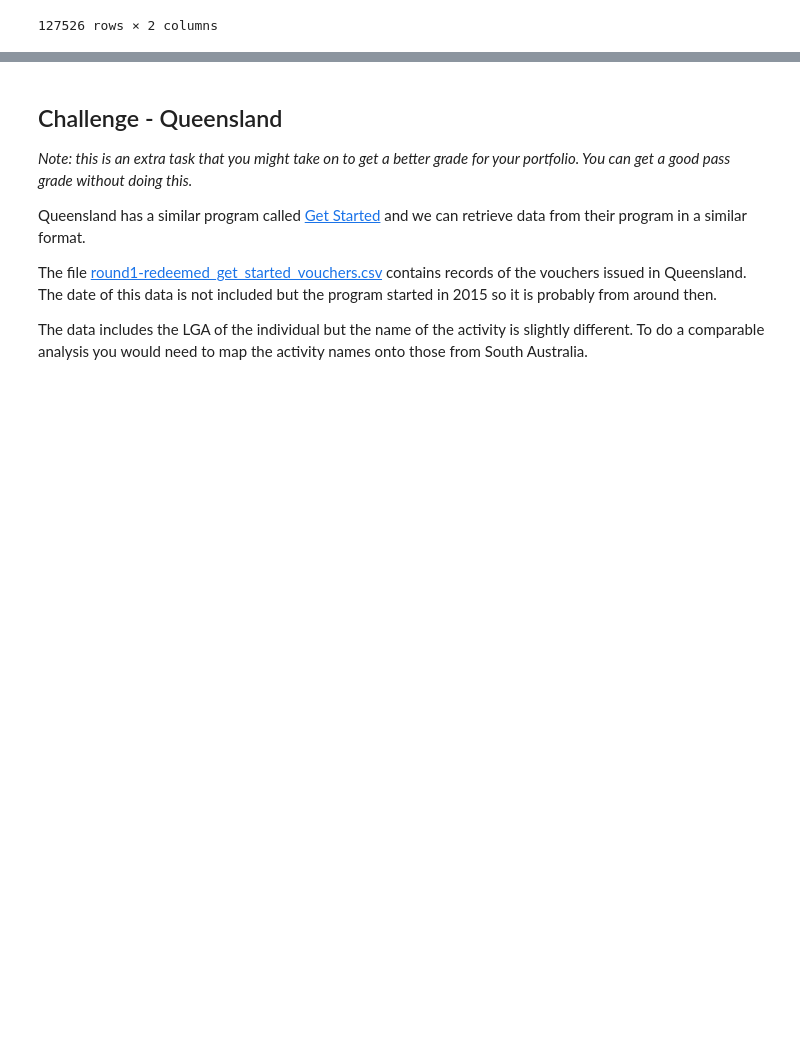
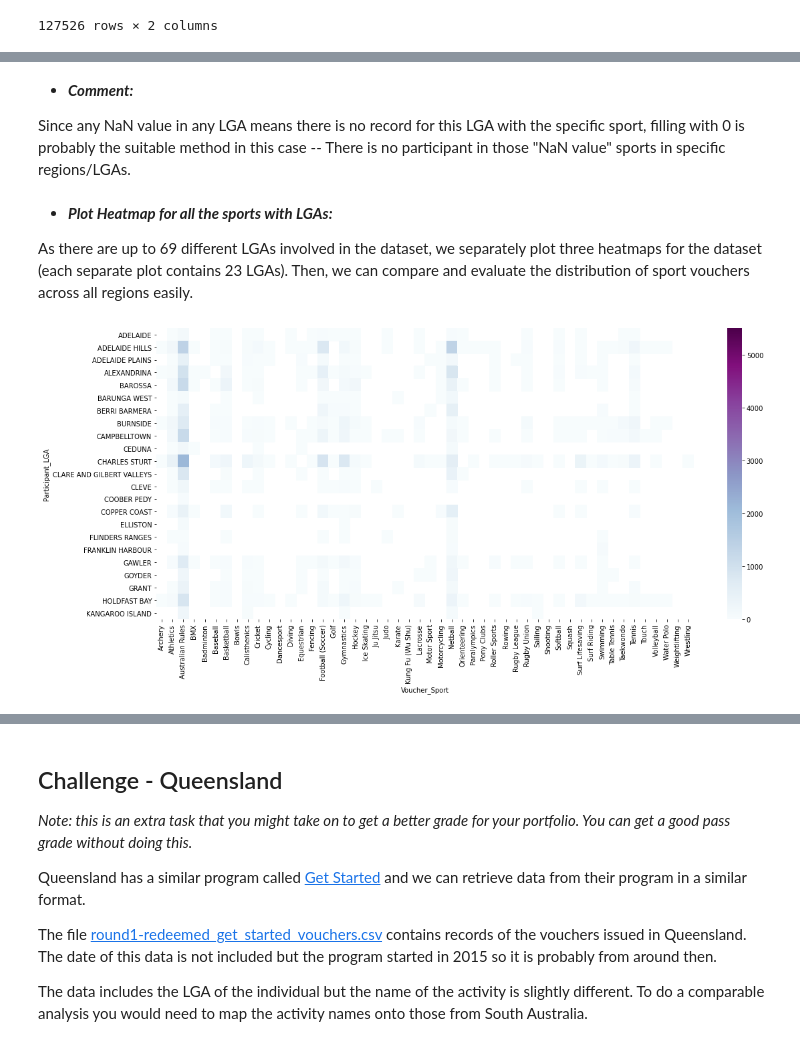
Before and after one commit to xuyenlinhHuynh/data-science-portfolio-xuyenlinhHuynh, a Jupyter notebook: Portfolio 2.ipynb, the cells around one changed output, grey strips where cells are left out. Drawn from its saved outputs; the diff is of its cells as text; code cells hidden in the pictures; blank space fills up the shorter version.

```diff
--- a/Portfolio 2.ipynb
+++ b/Portfolio 2.ipynb
@@ -229,0 +214,4 @@ Name: Participant_LGA, Length: 69, dtype: int64
+# %%
+# group the dataset based on LGA and Sport, then count the total participants in each activity
+lga_group = lga_sport.groupby([ 'Voucher_Sport', 'Participant_LGA']).size()
+lga_group
@@ -229,0 +232,4 @@ Name: Participant_LGA, Length: 69, dtype: int64
+# %%
+# turn the "groupby" dataset into a dataframe
+lga_group = lga_group.unstack(level=0)
+lga_group
@@ -229,0 +269,14 @@ Name: Participant_LGA, Length: 69, dtype: int64
+# %% [markdown]
+* **_Comment:_**
+
+Since any NaN value in any LGA means there is no record for this LGA with the specific sport, filling with 0 is probably the suitable method in this case -- There is no participant in those "NaN value" sports in specific regions/LGAs.
+# %% [markdown]
+* **_Plot Heatmap for all the sports with LGAs:_**
+
+As there are up to 69 different LGAs involved in the dataset, we separately plot three heatmaps for the dataset (each separate plot contains 23 LGAs). Then, we can compare and evaluate the distribution of sport vouchers across all regions easily.
+# %%
+fig, ax = plt.subplots(figsize=(18, 8))
+sns.heatmap(lga_group[:23], cmap="BuPu", vmin = 0, vmax= 5500)
+plt.show()
+# %% [output]
+[figure, added]
```
Also changed, not shown: parts of 6 cells of this notebook.
